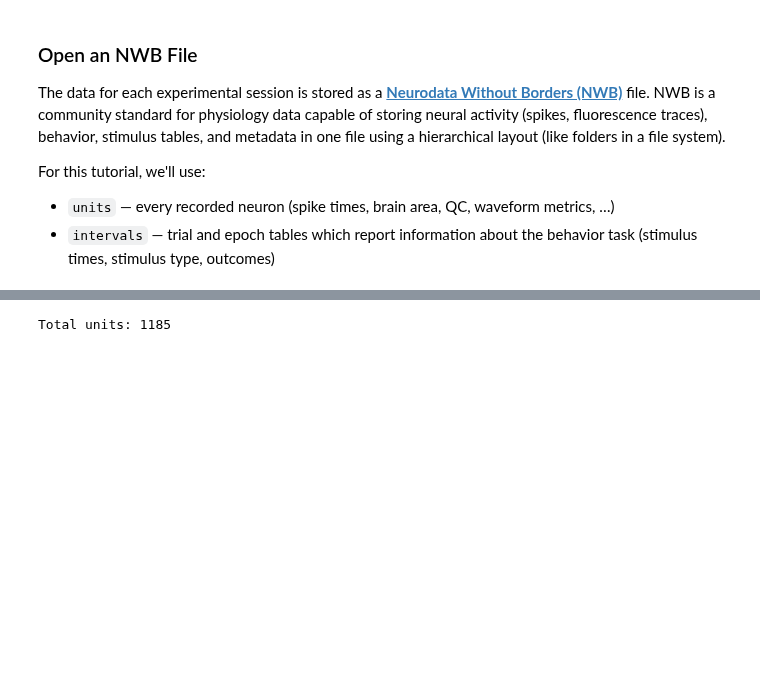
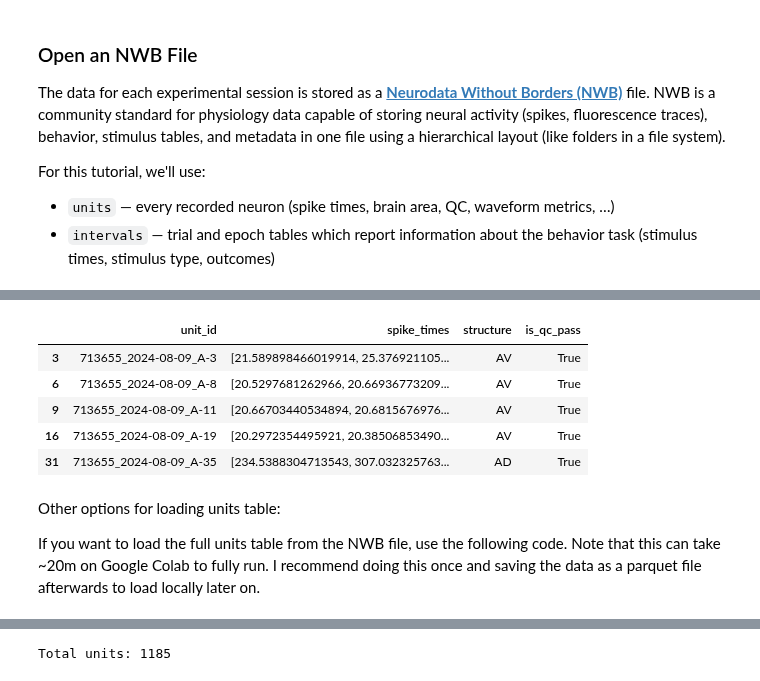
Before and after one commit to leesuyee/dynamic-routing-tutorials, a Jupyter notebook: code/Intro-Tutorial.ipynb, the cells around one changed output, grey strips where cells are left out. Drawn from its saved outputs; the diff is of its cells as text; code cells hidden in the pictures; blank space fills up the shorter version.

```diff
--- a/code/Intro-Tutorial.ipynb
+++ b/code/Intro-Tutorial.ipynb
@@ -117,0 +111,14 @@ Neural activity data is stored in the `units` table. Each row in `units` is one
+# %%
+units = pd.read_parquet('/content/data/713655_2024-08-09.parquet')
+units.head()
+# %% [output]
+|  | unit_id | spike_times | structure | is_qc_pass |
+| 3 | 713655_2024-08-09_A-3 | [21.589898466019914, 25.376921105... | AV | True |
+| 6 | 713655_2024-08-09_A-8 | [20.5297681262966, 20.66936773209... | AV | True |
+| 9 | 713655_2024-08-09_A-11 | [20.66703440534894, 20.6815676976... | AV | True |
+| 16 | 713655_2024-08-09_A-19 | [20.2972354495921, 20.38506853490... | AV | True |
+| 31 | 713655_2024-08-09_A-35 | [234.5388304713543, 307.032325763... | AD | True |
+# %% [markdown]
+Other options for loading units table:
+
+If you want to load the full units table from the NWB file, use the following code. Note that this can take ~20m on Google Colab to fully run. I recommend doing this once and saving the data as a parquet file afterwards to load locally later on.
```
Also changed, not shown: parts of 16 cells of this notebook.
